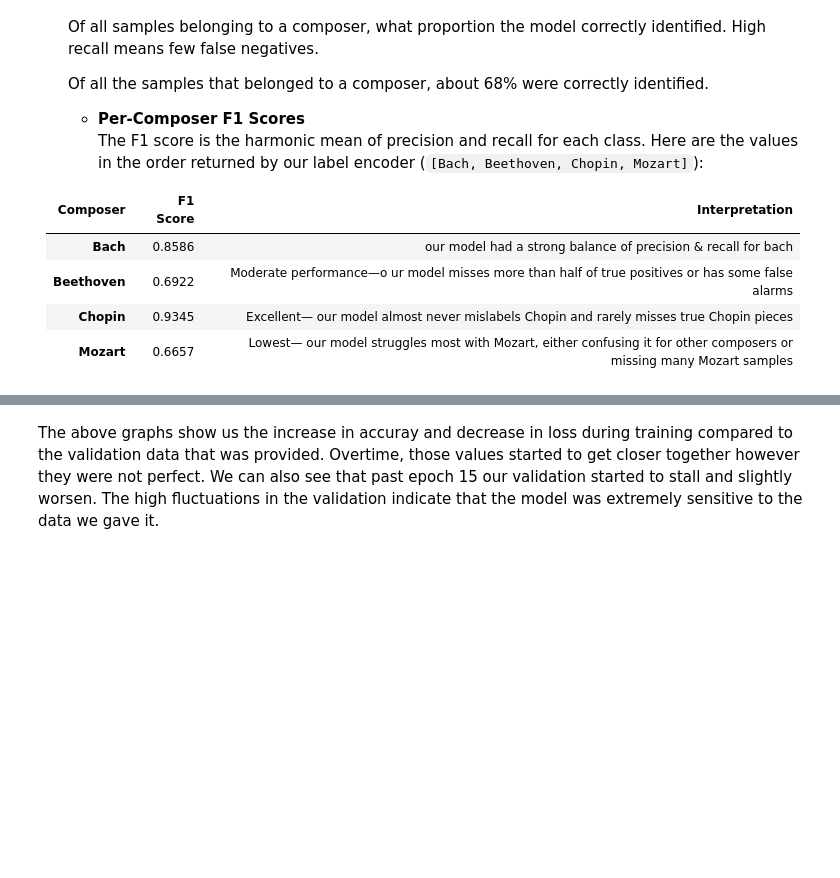
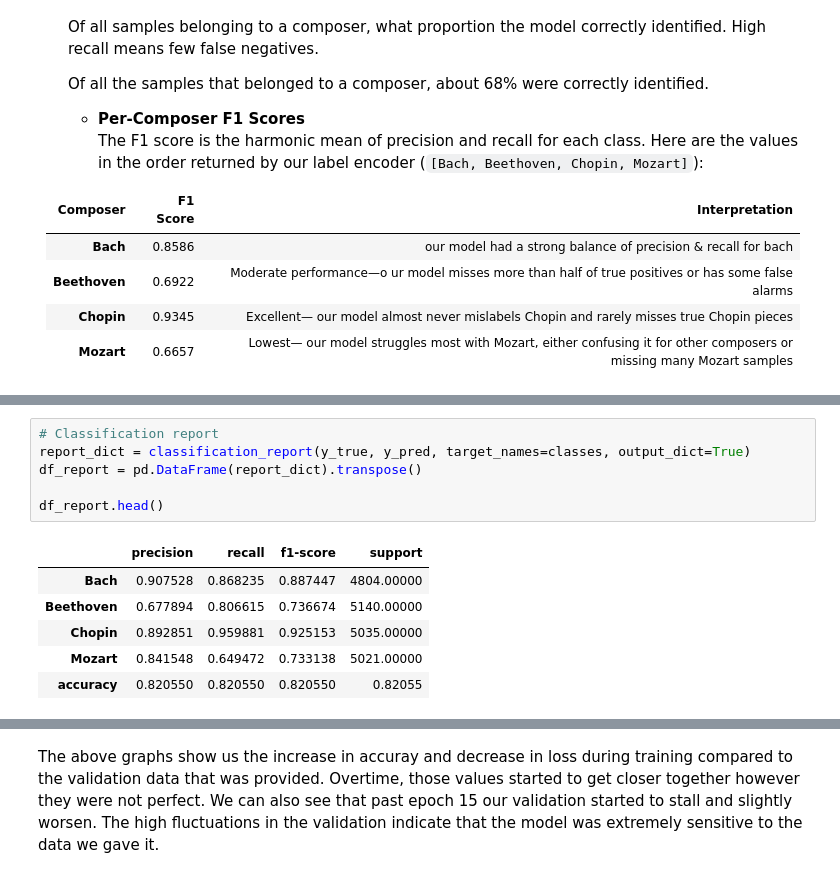
Before and after one commit to PSswathi/music-genre-and-composer-classification, a Jupyter notebook: notebooks/cnn_piano_roll.ipynb, the cells around one changed output, grey strips where cells are left out. Drawn from its saved outputs; the diff is of its cells as text; blank space fills up the shorter version.

```diff
--- a/notebooks/cnn_piano_roll.ipynb
+++ b/notebooks/cnn_piano_roll.ipynb
@@ -469,0 +414,13 @@ n_classes = len(classes)
+# %%
+# Classification report
+report_dict = classification_report(y_true, y_pred, target_names=classes, output_dict=True)
+df_report = pd.DataFrame(report_dict).transpose()
+
+df_report.head()
+# %% [output]
+|  | precision | recall | f1-score | support |
+| Bach | 0.907528 | 0.868235 | 0.887447 | 4804.00000 |
+| Beethoven | 0.677894 | 0.806615 | 0.736674 | 5140.00000 |
+| Chopin | 0.892851 | 0.959881 | 0.925153 | 5035.00000 |
+| Mozart | 0.841548 | 0.649472 | 0.733138 | 5021.00000 |
+| accuracy | 0.820550 | 0.820550 | 0.820550 | 0.82055 |
```
Also changed, not shown: parts of 18 cells of this notebook.
